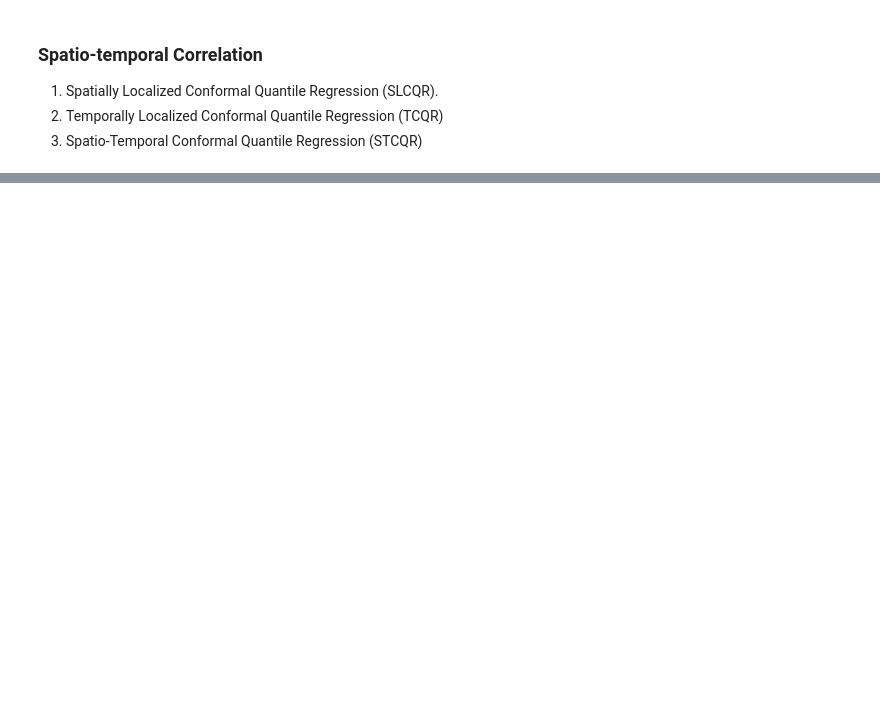
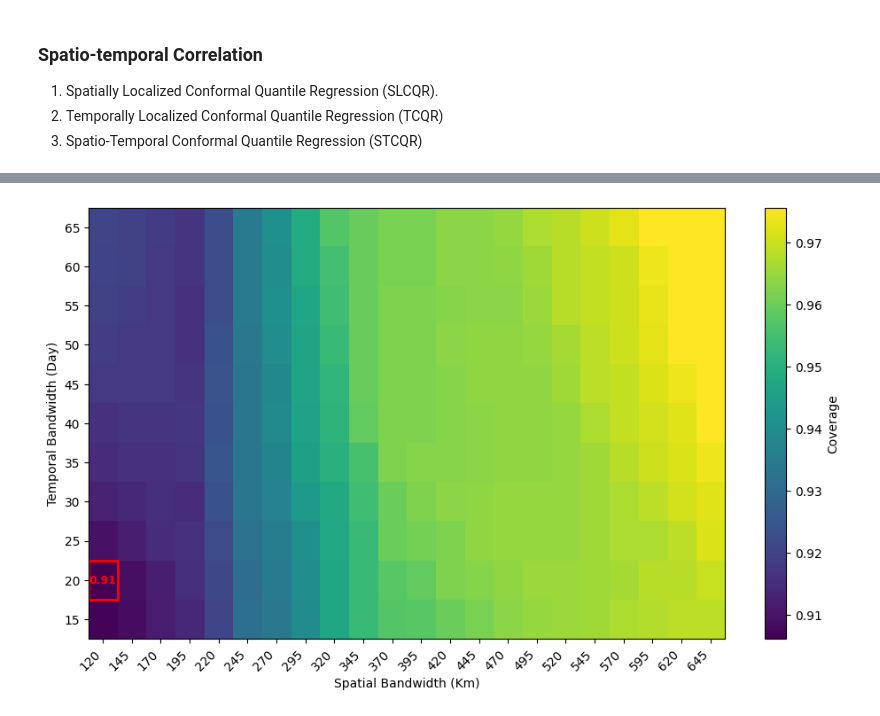
Before and after one commit to masawdah/STCQR, a Jupyter notebook: Notebook.ipynb, the cells around one changed output, grey strips where cells are left out. Drawn from its saved outputs; the diff is of its cells as text; code cells hidden in the pictures; blank space fills up the shorter version.

```diff
--- a/Notebook.ipynb
+++ b/Notebook.ipynb
@@ -571,0 +652,81 @@ df_qr_te['y'] = coords_te[1]
+# %%
+import matplotlib.patches as patches
+
+# --- Target coverage ---
+target = 0.90
+
+# --- Find best cell (closest to target) ---
+diff = np.abs(pivot_cov.values - target)
+i_opt, j_opt = np.unravel_index(np.nanargmin(diff), diff.shape)
+
+# --- Plot ---
+plt.figure(figsize=(10, 6))
+
+im = plt.imshow(pivot_cov, origin="lower", aspect="auto")
+plt.colorbar(im, label="Coverage")
+
+# --- Tick control ---
+n_xticks = len(spatial_grid)
+n_yticks = len(temporal_grid)
+
+xticks_idx = np.linspace(0, len(pivot_cov.columns) - 1, n_xticks, dtype=int)
+yticks_idx = np.linspace(0, len(pivot_cov.index) - 1, n_yticks, dtype=int)
+
+# --- Compact formatter ---
+def format_k(x):
+    return f"{int(x/1000)}k"
+
+def format_k(x):
+    return f"{int(x/1000)}"
+
+plt.xticks(
+    xticks_idx,
+    [format_k(x) for x in pivot_cov.columns[xticks_idx]],
+    rotation=45,
+    ha="right"
+)
+
+plt.yticks(
+    yticks_idx,
+    pivot_cov.index[yticks_idx].astype(int)
+)
+
+# --- Annotate ONLY the best cell ---
+best_val = pivot_cov.iloc[i_opt, j_opt]
+
+plt.text(
+    j_opt, i_opt,
+    f"{best_val:.2f}",
+    ha="center", va="center",
+    fontsize=9,
+    color="red",
+    fontweight="bold"
+)
+
+# --- Draw red rectangle ---
+rect = patches.Rectangle(
+    (j_opt - 0.5, i_opt - 0.5),
+    1, 1,
+    linewidth=2,
+    edgecolor='red',
+    facecolor='none'
+)
+plt.gca().add_patch(rect)
+
+# --- Labels ---
+plt.xlabel("Spatial Bandwidth (Km)")
+plt.ylabel("Temporal Bandwidth (Day)")
+#plt.title("Coverage Sensitivity")
+plt.savefig('./coverage_sensitivity.png',dpi=300, bbox_inches='tight')
+plt.tight_layout(pad=2)
+plt.show()
+
+# --- Print best parameters ---
+best_bw_s = pivot_cov.columns[j_opt]
+best_bw_t = pivot_cov.index[i_opt]
+
+print(f"Best spatial BW: {best_bw_s}")
+print(f"Best temporal BW: {best_bw_t}")
+print(f"Coverage: {best_val:.3f}")
+# %% [output]
+[figure, added]
```
Also changed, not shown: parts of 16 cells of this notebook, 3 other files.
